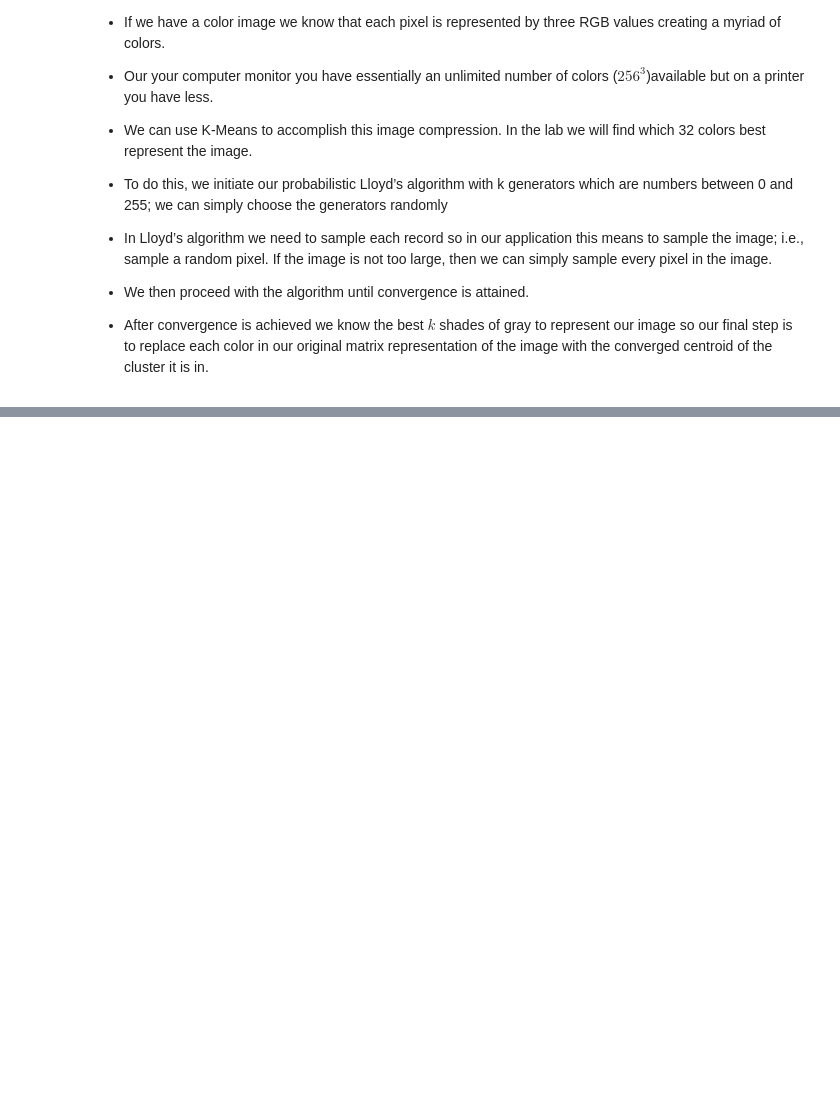
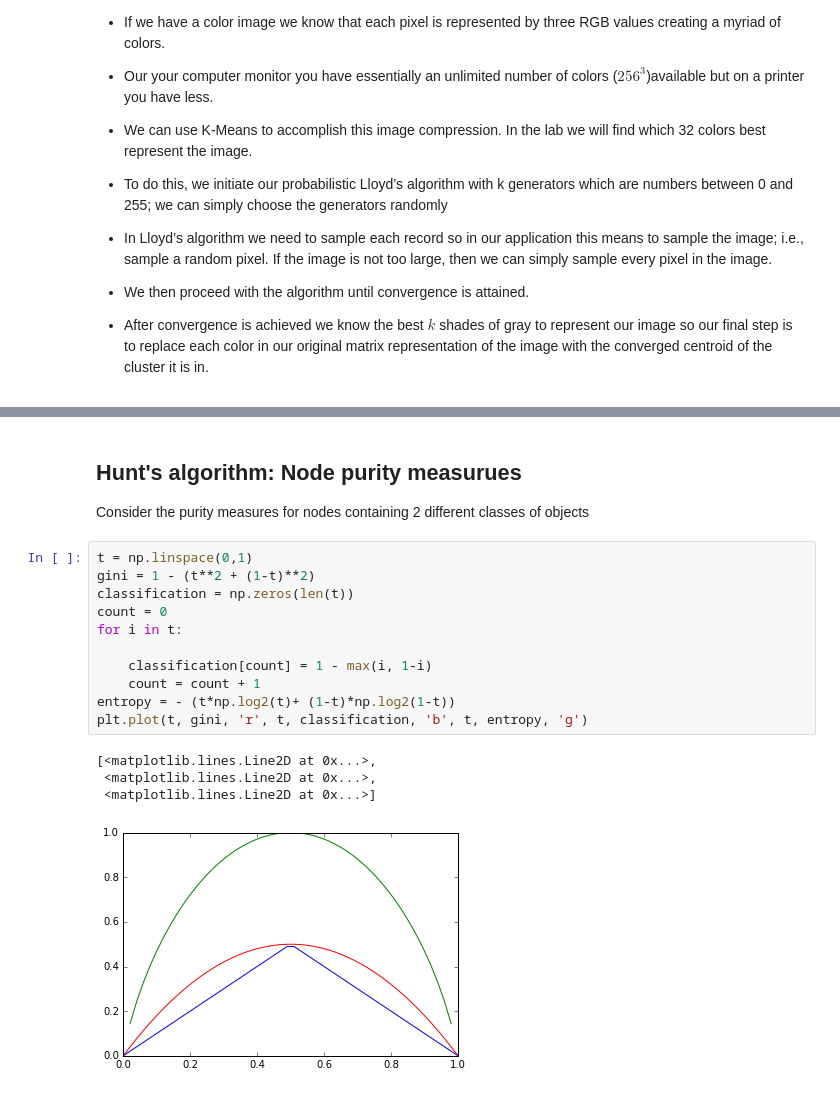
Before and after one commit to rjl09c/ISC4221, a Jupyter notebook: Lecture5.ipynb, the cells around one changed output, grey strips where cells are left out. Cells and saved outputs as stored; diff of their text form; blank space fills up the shorter version.

```diff
--- a/Lecture5.ipynb
+++ b/Lecture5.ipynb
@@ -418,0 +609,19 @@ K-means compressed image with only 8 RGB colors
+# %% [markdown]
+## Hunt's algorithm: Node purity measurues
+Consider the purity measures for nodes containing 2 different classes of objects
+# %%
+t = np.linspace(0,1)
+gini = 1 - (t**2 + (1-t)**2)
+classification = np.zeros(len(t))
+count = 0
+for i in t:
+
+    classification[count] = 1 - max(i, 1-i)
+    count = count + 1
+entropy = - (t*np.log2(t)+ (1-t)*np.log2(1-t))
+plt.plot(t, gini, 'r', t, classification, 'b', t, entropy, 'g')
+# %% [output]
+[<matplotlib.lines.Line2D at 0x...>,
+ <matplotlib.lines.Line2D at 0x...>,
+ <matplotlib.lines.Line2D at 0x...>]
+[figure, added]
```
Also changed, not shown: parts of 20 cells of this notebook.
